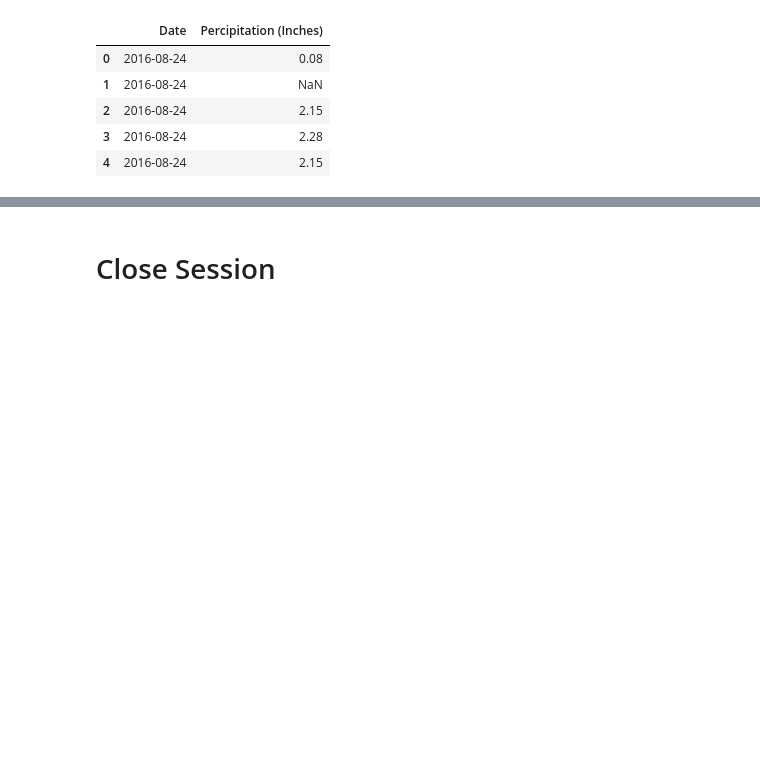
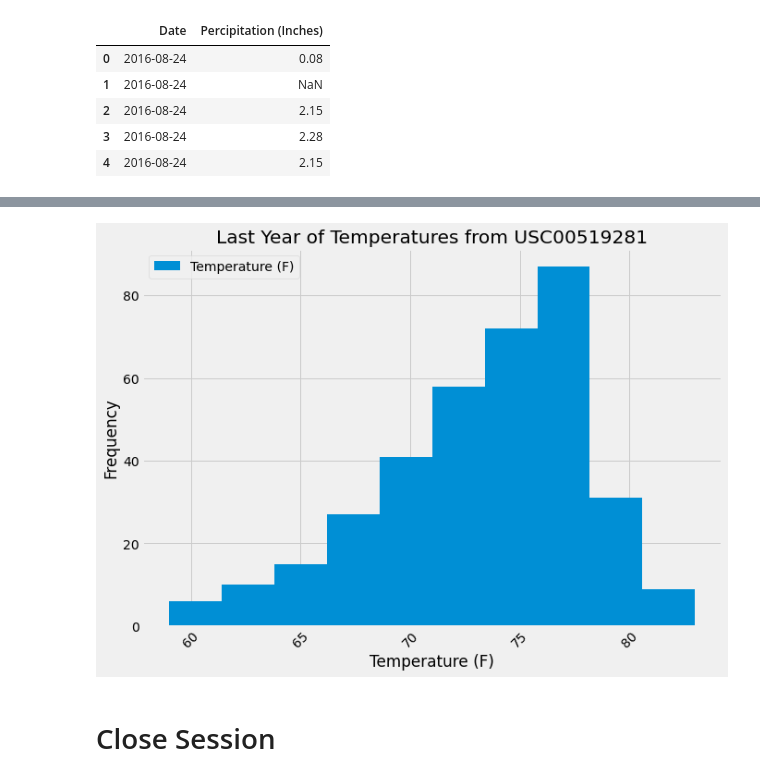
Before and after one commit to cwolf1424/SQLAlchemy-Challenge, a Jupyter notebook: SurfsUp/climate_starter.ipynb, the cells around one changed output, grey strips where cells are left out. Cells and saved outputs as stored; diff of their text form; code cells hidden in the pictures; blank space fills up the shorter version.

```diff
--- a/SurfsUp/climate_starter.ipynb
+++ b/SurfsUp/climate_starter.ipynb
@@ -128,0 +159,4 @@ mm_latest_yr_df.agg({"Percipitation (Inches)":["mean","median","var","std","sem"
+# %%
+# Calculate the date one year from the last date in data set.
+USC00519281_yr_back = dt.date(2017,8,18) - dt.timedelta(days=365)
+USC00519281_yr_back
@@ -129,3 +165,7 @@ mm_latest_yr_df.agg({"Percipitation (Inches)":["mean","median","var","std","sem"
 # %%
-# Using the most active station id
-# Query the last 12 months of temperature observation data for this station and plot the results as a histogram
+# Using the most active station id, query the last 12 months of temperature observation data for this station
+USC00519281_last_yr = session.query(measurements.tobs).filter(measurements.date > USC00519281_yr_back).filter_by(station="USC00519281").order_by(measurements.date).all()
+
+# Create a dataframe
+USC00519281_last_yr_df = pd.DataFrame(USC00519281_last_yr).rename(columns = {0:"Temperature (F)"})
+USC00519281_last_yr_df
@@ -132,3 +186,13 @@ mm_latest_yr_df.agg({"Percipitation (Inches)":["mean","median","var","std","sem"
+# %%
+# Plot the results as a histogram
+USC00519281_last_yr_df.plot(kind="hist", figsize=(10, 7))
+plt.title("Last Year of Temperatures from USC00519281")
+plt.xlabel("Temperature (F)")
+plt.ylabel("Frequency")
+plt.xticks(rotation=45)
+plt.show()
+# %% [output]
+[figure, added]
 # %% [markdown]
 # Close Session
 # %%
```
Also changed, not shown: parts of 9 cells of this notebook.
